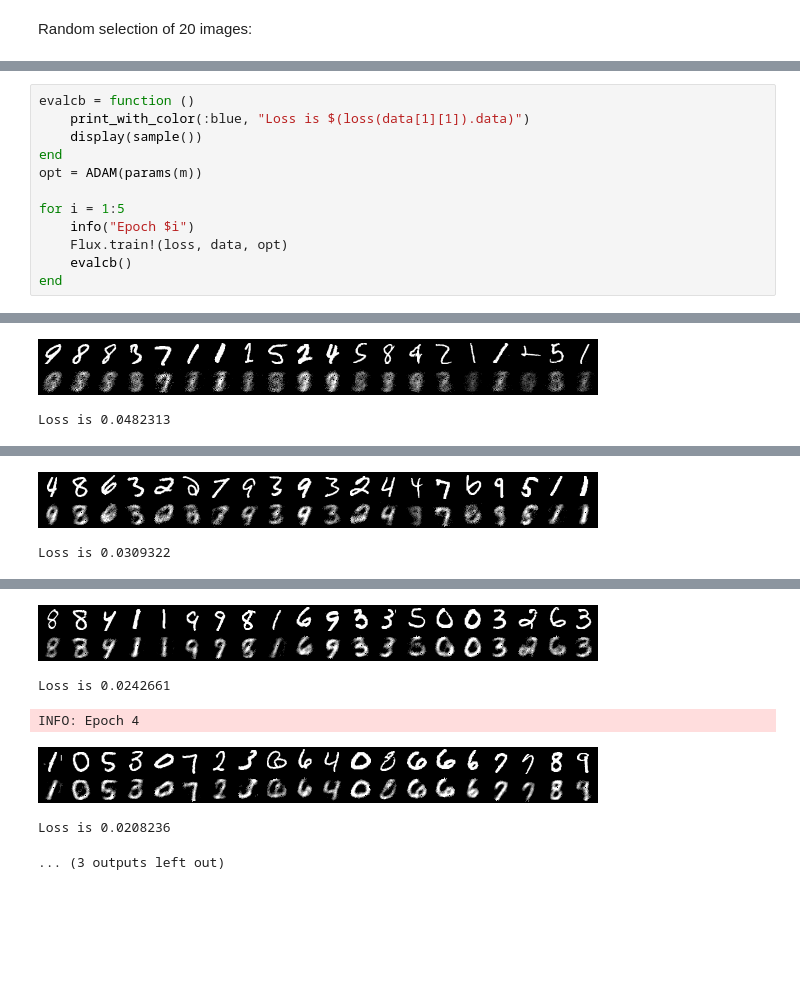
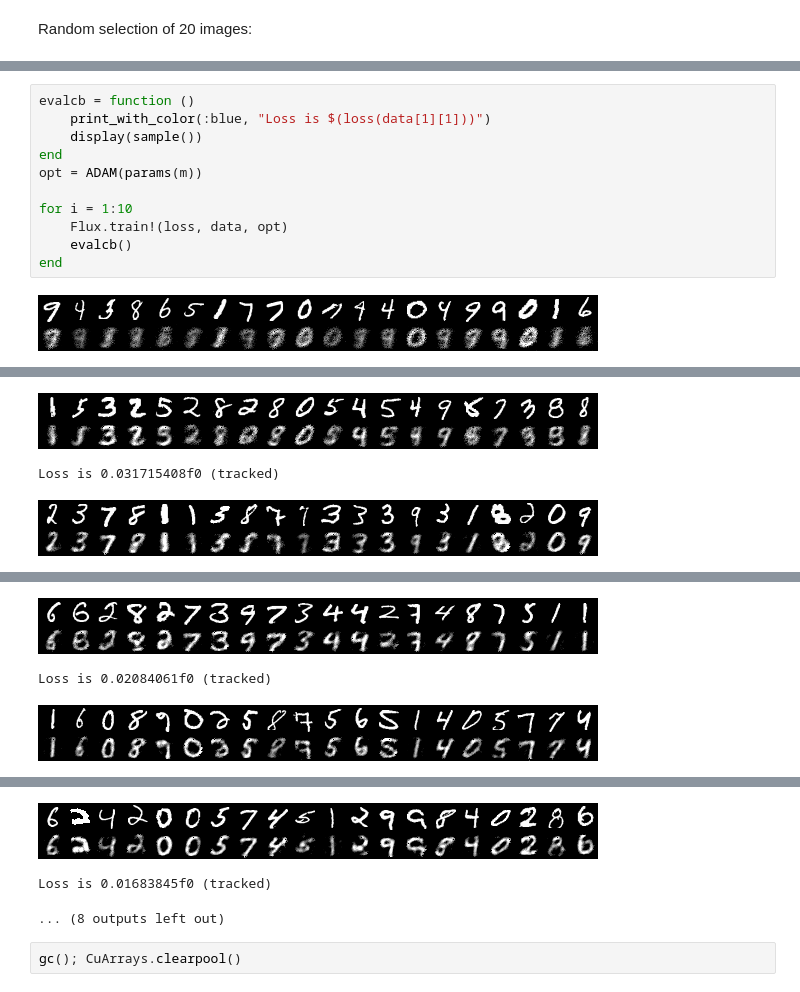
Before and after one commit to MikeInnes/flux-notebooks, a Jupyter notebook: mnist/autoencoder.ipynb, the cells around one changed output, grey strips where cells are left out. Saved outputs shown, nothing was run; the diff lists cells and outputs as text; blank space fills up the shorter version.

```diff
--- a/mnist/autoencoder.ipynb
+++ b/mnist/autoencoder.ipynb
@@ -58,13 +102,13 @@ sample()
 # %%
 evalcb = function ()
-    print_with_color(:blue, "Loss is $(loss(data[1][1]).data)")
+    print_with_color(:blue, "Loss is $(loss(data[1][1]))")
     display(sample())
 end
 opt = ADAM(params(m))
 
-for i = 1:5
-    info("Epoch $i")
+for i = 1:10
     Flux.train!(loss, data, opt)
     evalcb()
 end
 # %% [output]
+[figure, new version]
@@ -72,2 +116,3 @@ INFO: Epoch 1
-[figure, old version]
+[figure, new version]
-Loss is 0.0482313
+Loss is 0.031715408f0 (tracked)
+[figure, new version]
@@ -75,2 +120,3 @@ INFO: Epoch 2
-[figure, old version]
+[figure, new version]
-Loss is 0.0309322
+Loss is 0.02084061f0 (tracked)
+[figure, added]
@@ -78,6 +124,5 @@ INFO: Epoch 3
-[figure, old version]
+[figure, added]
-Loss is 0.0242661
+Loss is 0.01683845f0 (tracked)
-INFO: Epoch 4
+... (8 outputs left out)
-[figure, old version]
-Loss is 0.0208236
-... (3 outputs left out)
+# %%
+gc(); CuArrays.clearpool()
```
Also changed, not shown: parts of 13 cells of this notebook, 5 other files.
